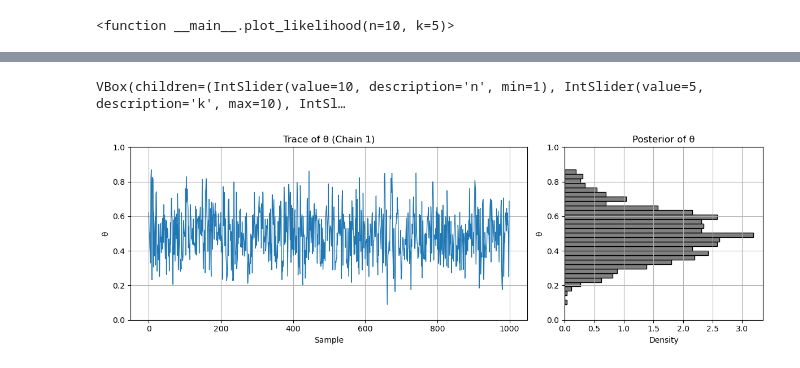
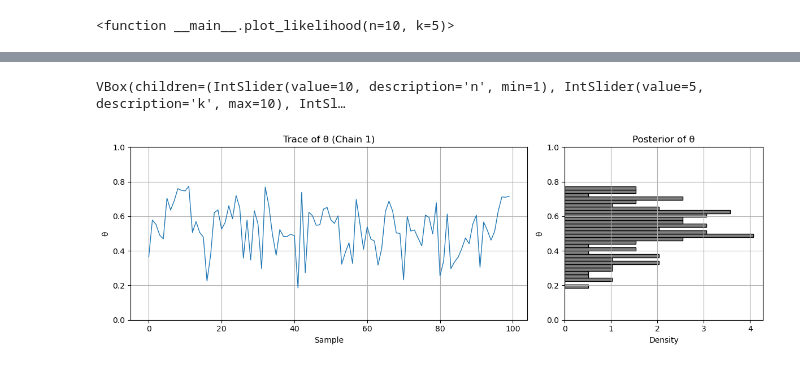
Before and after one commit to sigurdsfs/BayesianModelsPhdCourse, a Jupyter notebook: notebooks/probability_distributions.ipynb, the cells around one changed output, grey strips where cells are left out. Saved outputs shown, nothing was run; the diff lists cells and outputs as text; code cells hidden in the pictures.

```diff
--- a/notebooks/probability_distributions.ipynb
+++ b/notebooks/probability_distributions.ipynb
@@ -1033,7 +1284,7 @@ model {
 # Sliders
 n_slider = widgets.IntSlider(value=10, min=1, max=100, step=1, description='n')
 k_slider = widgets.IntSlider(value=5, min=0, max=10, step=1, description='k')
-s_slider = widgets.IntSlider(value=1000, min=100, max=5000, step=100, description='Samples')
+s_slider = widgets.IntSlider(value=100, min=100, max=5000, step=100, description='Samples')
 
 # Keep k ≤ n
 def update_k_max(*args):
@@ -1064,31 +1315,31 @@ def run_model(n, k, s):
     axs[0].plot(chain_1, lw=1)
     axs[0].set_title("Trace of θ (Chain 1)")
     axs[0].set_xlabel("Sample")
     axs[0].set_ylabel("θ")
     axs[0].set_ylim(0, 1)
     axs[0].grid(True)
 
     # Horizontal histogram (posterior)
     axs[1].hist(chain_1, bins=30, orientation='horizontal', density=True, color='gray', edgecolor='black')
     axs[1].set_title("Posterior of θ")
     axs[1].set_xlabel("Density")
     axs[1].set_ylabel("θ")
     axs[1].set_ylim(0, 1)
     axs[1].grid(True)
 
     plt.tight_layout()
     plt.show()
 
 # Button
 run_button = widgets.Button(description="Run JAGS")
 
 def on_button_clicked(b):
     run_model(n_slider.value, k_slider.value, s_slider.value)
 
 run_button.on_click(on_button_clicked)
 
 # Display
 display(widgets.VBox([n_slider, k_slider, s_slider, run_button]))
 # %% [output]
 VBox(children=(IntSlider(value=10, description='n', min=1), IntSlider(value=5, description='k', max=10), IntSl…
-[figure, old version]
+[figure, new version]
```
Also changed, not shown: parts of 21 cells of this notebook.
